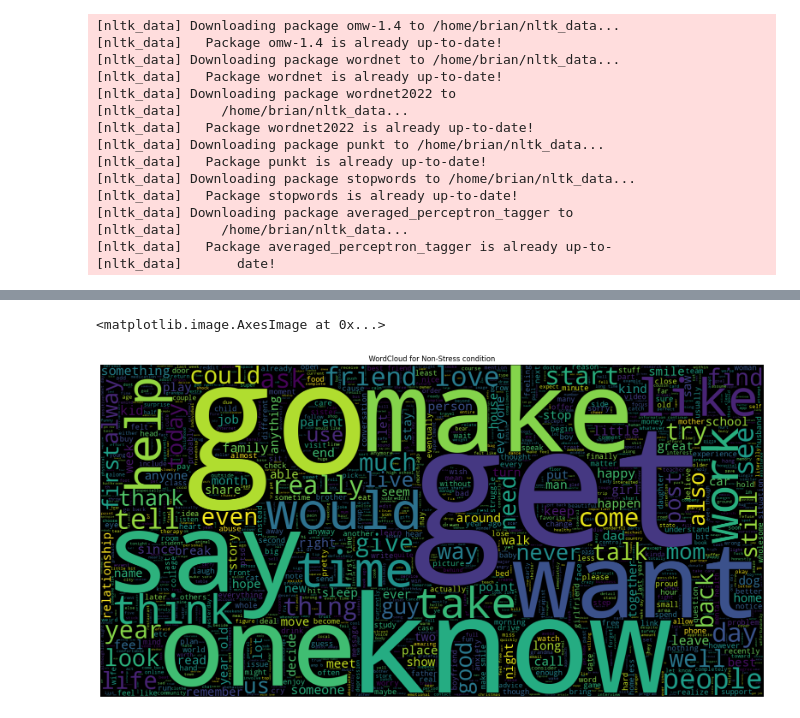
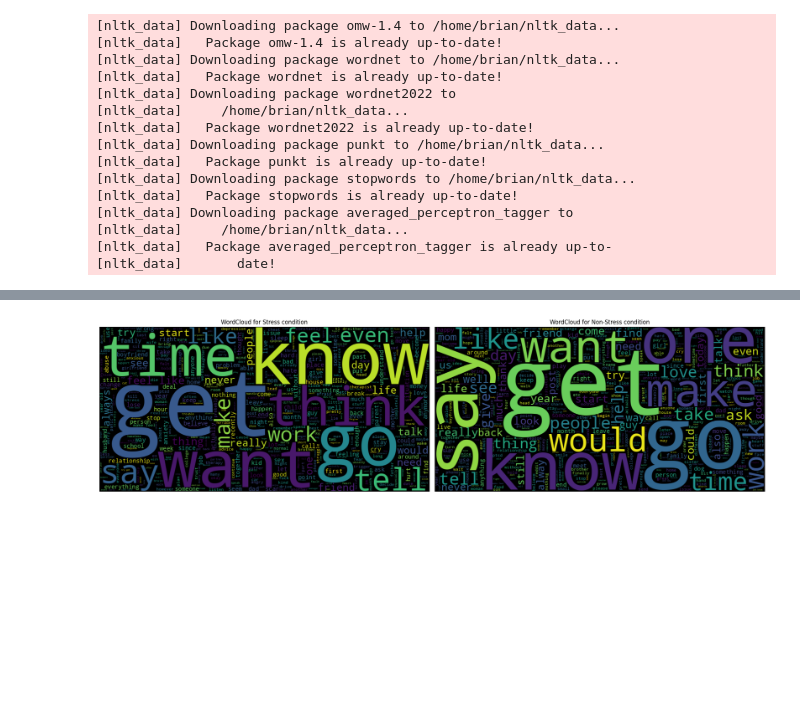
Before and after one commit to Yiran-Lu/CMPT733-Final-Project, a Jupyter notebook: train.ipynb, the cells around one changed output, grey strips where cells are left out. Saved outputs shown, nothing was run; the diff lists cells and outputs as text; code cells hidden in the pictures; blank space fills up the shorter version.

```diff
--- a/train.ipynb
+++ b/train.ipynb
@@ -251,10 +239,20 @@ plt.imshow(wc, interpolation = 'bilinear')
-# %%
-plt.figure(figsize = (20,20))
-plt.title('WordCloud for Non-Stress condition')
-plt.axis('off')
-
-wc = WordCloud(max_words=2000 , width=1600 , height=800, stopwords=stop_words).generate(" ".join(df[df.label == 0].processed_text))
-plt.imshow(wc, interpolation = 'bilinear')
-# %% [output]
-<matplotlib.image.AxesImage at 0x...>
-[figure, removed]
+# %%
+import matplotlib.pyplot as plt
+from wordcloud import WordCloud
+
+fig, axs = plt.subplots(1, 2, figsize=(20, 10))
+
+wc_stress = WordCloud(max_words=2000, width=800, height=400, stopwords=stop_words).generate(" ".join(df[df.label == 1].processed_text))
+axs[0].imshow(wc_stress, interpolation='bilinear')
+axs[0].set_title('WordCloud for Stress condition')
+axs[0].axis('off')
+
+wc_non_stress = WordCloud(max_words=2000, width=800, height=400, stopwords=stop_words).generate(" ".join(df[df.label == 0].processed_text))
+axs[1].imshow(wc_non_stress, interpolation='bilinear')
+axs[1].set_title('WordCloud for Non-Stress condition')
+axs[1].axis('off')
+
+plt.tight_layout()
+plt.show()
+# %% [output]
+[figure, added]
```
Also changed, not shown: parts of 4 cells of this notebook.
